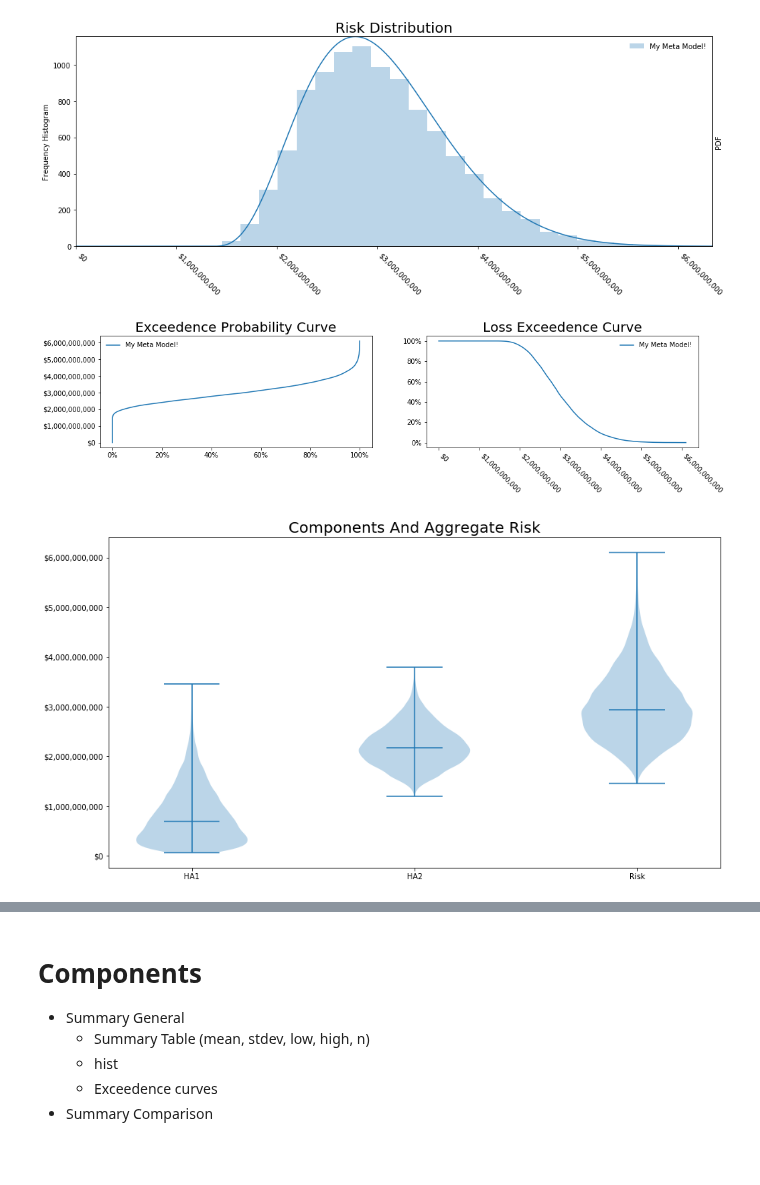
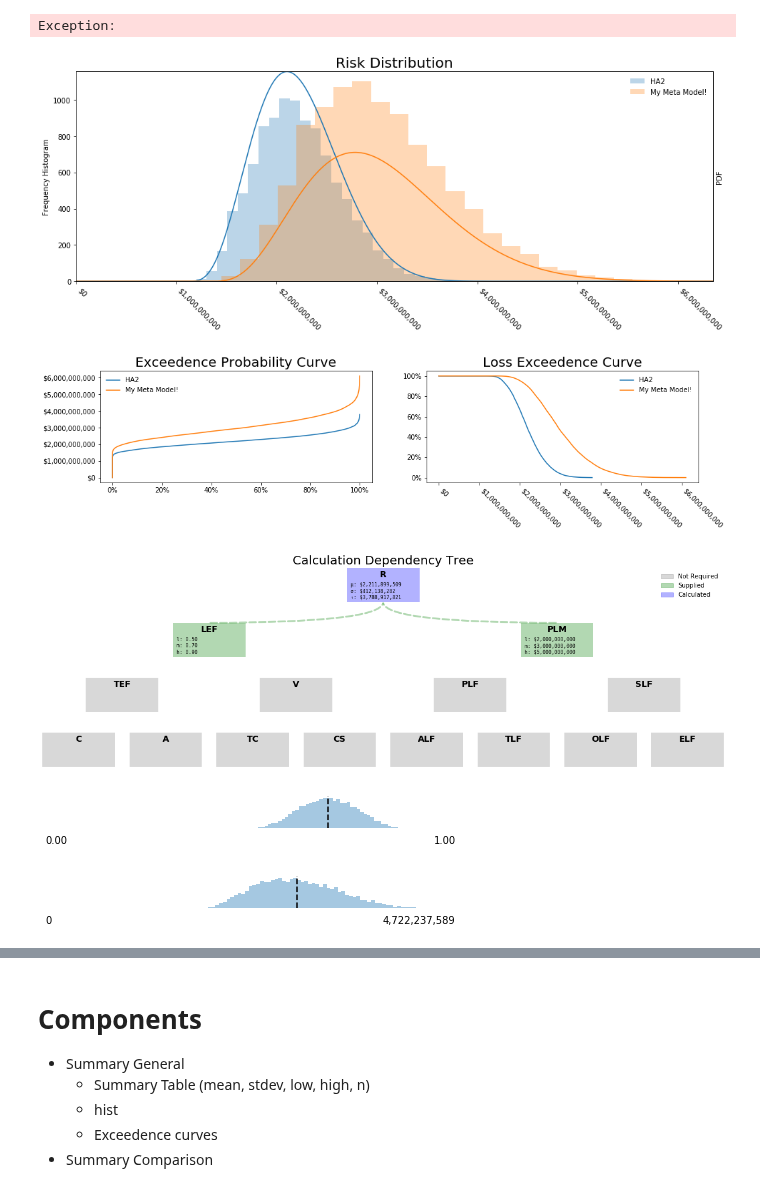
Before and after one commit to Hive-Systems/pyfair, a Jupyter notebook: scratch_notebook.ipynb, the cells around one changed output, grey strips where cells are left out. Saved outputs shown, nothing was run; the diff lists cells and outputs as text; code cells hidden in the pictures; blank space fills up the shorter version.

```diff
--- a/scratch_notebook.ipynb
+++ b/scratch_notebook.ipynb
@@ -37,14 +37,17 @@ import pandas as pd
 
 class FairSimpleReport(FairBaseReport):
 
-    def __init__(self, model):
+    def __init__(self, model_or_models):
         super().__init__()
-        self._model = model
+        self._model_or_models = self._input_check(model_or_models)
         self._css = self._template_paths['css'].read_text()
         self._template = self._template_paths['simple'].read_text()
 
     def _construct_output(self):
-        '''Function called by FairBaseReport.to_html()'''
+        '''Function called by FairBaseReport.to_html()
+
+        TODO: Change base report so all helper functions take same inputs
+        '''
 
         # Alias
         t = self._template
@@ -57,36 +60,46 @@ class FairSimpleReport(FairBaseReport):
         t = t.replace('{PYTHON_LOGO}', b64)
 
         # Overview Table
-        data = self._model.export_results()
-        risk = data['Risk']
-        # Shoud this be done within model?
-        overview_df = pd.DataFrame(
-            columns=['Risk'],
-            index=['Mean', 'Stdev', 'Maximum', 'Minimum'],
-            data=[risk.mean(), risk.std(), risk.max(), risk.min()]
-        )
-        overview_df = overview_df.applymap(lambda x: self._format_strings['Risk'].format(x))
-        overview_df.loc['Simulations'] = '{0:,.0f}'.format(len(risk))
-        overview_df.loc['Identifier'] = self._model.get_uuid()
-        overview_df.loc['Model Type'] = self._model.__class__.__name__
-        overview_html = overview_df.to_html(border=0, header=True, justify='left', classes='fair_table')
+        overview_html = self._get_overview_table(self._model_or_models)
         t = t.replace('{OVERVIEW_DATAFRAME}', overview_html)
 
         # Overview Hist
-        hist = self._get_distribution(self._model)
+        hist = self._get_distribution(self._model_or_models.values())
         t = t.replace('{HIST}', hist)
 
         # Overview Exceedence Curves
-        exceed = self._get_exceedence_curves(self._model)
+        exceed = self._get_exceedence_curves(self._model_or_models.values())
         t = t.replace('{EXCEEDENCE}', exceed)
 
-        # # Detail Image
-        detail_img = ''
-        if self._model.__class__.__name__ == 'FairModel':
-            detail_img += self._get_tree(self._model)
-        if self._model.__class__.__name__ == 'FairMetaModel':
-            detail_img += self._get_violins(self._model)
-        t = t.replace('{PARAMETER_IMG}', detail_img)
+        # Create parameter html
+        parameter_html = ''
+        for name, model in self._model_or_models.items():
+            parameter_html += "<h1>{}</h1>".format(name)
+            parameter_html += "<div class='flex_row'>"
+
+            # Create images which differ based on type
+            if model.__class__.__name__ == 'FairModel':
+                parameter_html += self._get_tree(model)
+            if model.__class__.__name__ == 'FairMetaModel':
+                parameter_html += self._get_violins(model)
+
+            parameter_html += "</div>"
+
+            # Create table
+            parameter_html += "<div class='flex_row'>"
+
+            # Create tables which differ based on type
+            if model.__class__.__name__ == 'FairModel':
+                parameter_html += self._get_model_parameter_table(model)
+            if model.__class__.__name__ == 'FairMetaModel':
+                parameter_html += self._get_metamodel_parameter_table(model)
+
+            parameter_html += "</div><br>"
+
+        # TODO Text wrap
+        t = t.replace('{PARAMETER_HTML}', parameter_html)
+
+        return t
 
         # Detail table
         if self._model.__class__.__name__ == 'FairModel':
@@ -112,7 +125,7 @@ class FairSimpleReport(FairBaseReport):
             )
             # Do not truncate our base64 images.
             param_df['distribution'] = [
-                self._get_distribution_icon(self._model, target)
+                self._get_distribution_icon(self._model_or_models, target)
                 for target
                 in param_df.index.values
             ]
@@ -165,7 +178,7 @@ class FairSimpleReport(FairBaseReport):
 mm = pyfair.FairMetaModel(name='My Meta Model!', models=[model1, model2])
 mm.calculate_all()
 
-fsr = FairSimpleReport(mm)
+fsr = FairSimpleReport([model2, mm])
 fsr.to_html('output.html')
 
 raise Exception()
@@ -174,3 +188,6 @@ Exception:
+Exception:
-[figure, old version]
+[figure, new version]
-[figure, old version]
+[figure, new version]
-[figure, old version]
+[figure, new version]
+[figure, added]
+[figure, added]
```
Also changed, not shown: parts of 3 cells of this notebook, 6 other files.
